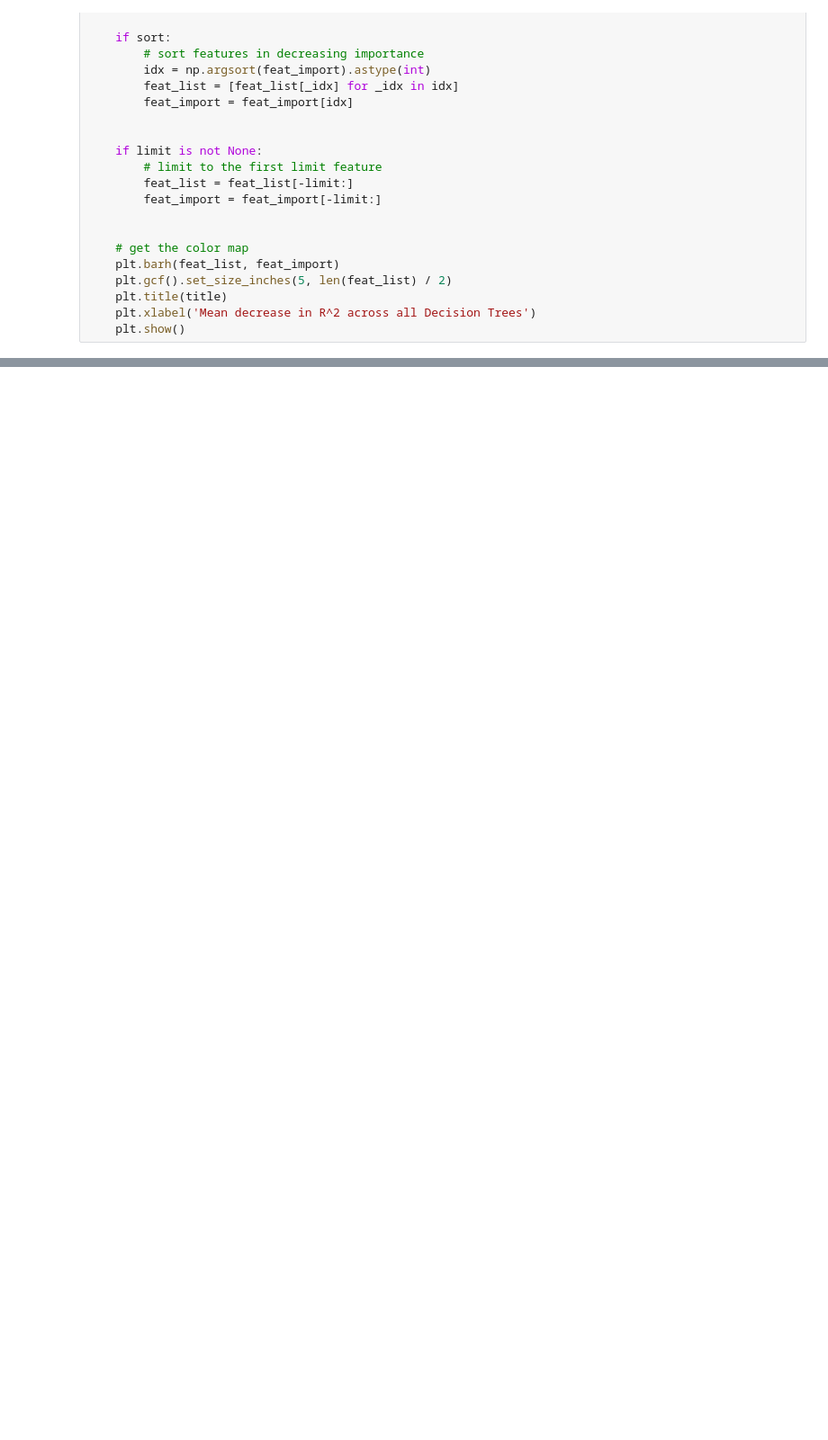
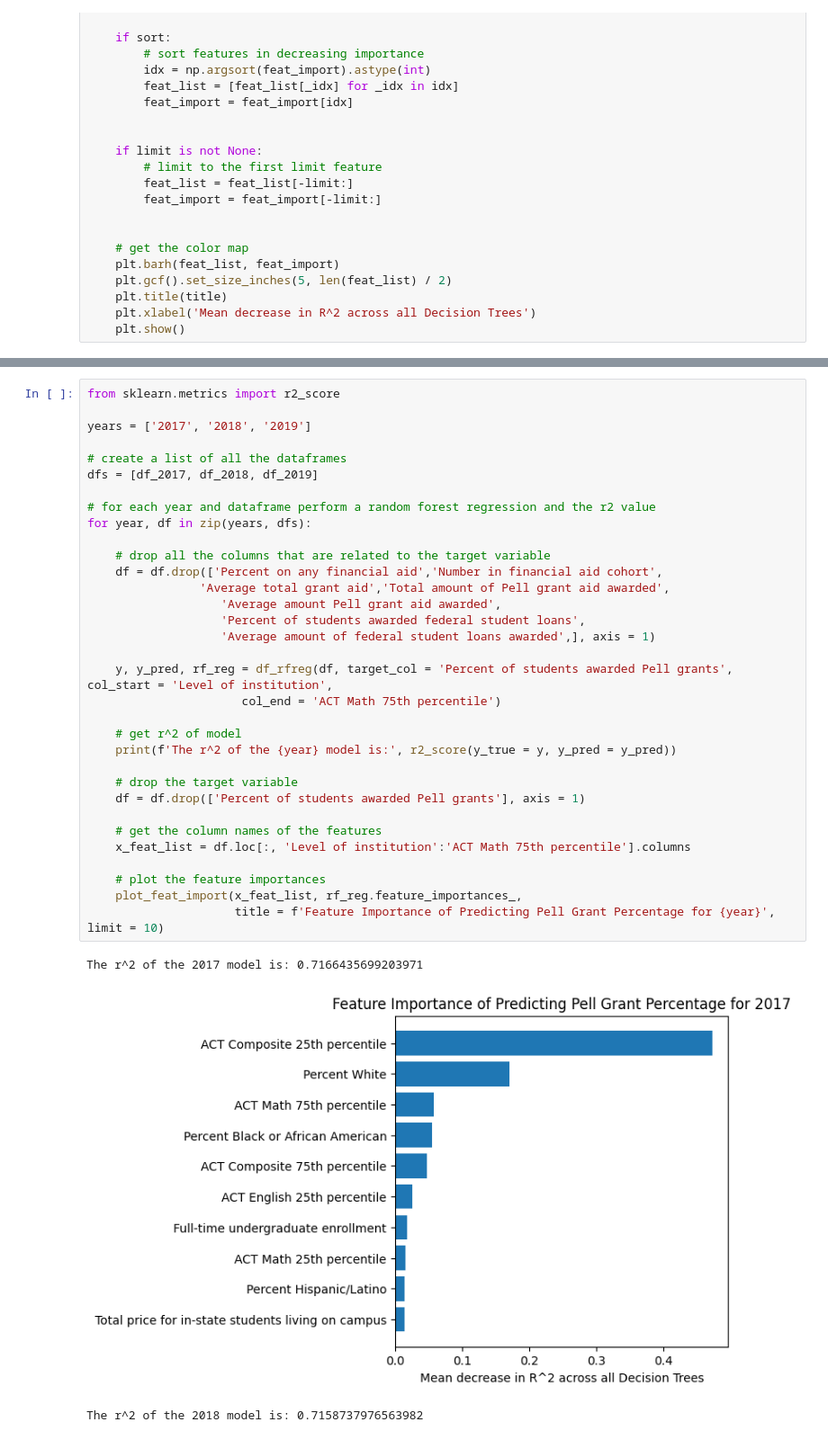
Before and after one commit to belljack17/standardized-testing, a Jupyter notebook: RandomForest.ipynb, the cells around one changed output, grey strips where cells are left out. Shown at 90% size. Drawn from its saved outputs; the diff is of its cells as text; blank space fills up the shorter version.

```diff
--- a/RandomForest.ipynb
+++ b/RandomForest.ipynb
@@ -174,0 +177,37 @@ The r^2 of the 2019 model is: 0.36628582145573985
+# %%
+from sklearn.metrics import r2_score
+
+years = ['2017', '2018', '2019']
+
+# create a list of all the dataframes
+dfs = [df_2017, df_2018, df_2019]
+
+# for each year and dataframe perform a random forest regression and the r2 value
+for year, df in zip(years, dfs):
+
+    # drop all the columns that are related to the target variable
+    df = df.drop(['Percent on any financial aid','Number in financial aid cohort',
+                'Average total grant aid','Total amount of Pell grant aid awarded',
+                   'Average amount Pell grant aid awarded',
+                   'Percent of students awarded federal student loans',
+                   'Average amount of federal student loans awarded',], axis = 1)
+
+    y, y_pred, rf_reg = df_rfreg(df, target_col = 'Percent of students awarded Pell grants', col_start = 'Level of institution',
+                      col_end = 'ACT Math 75th percentile')
+
+    # get r^2 of model
+    print(f'The r^2 of the {year} model is:', r2_score(y_true = y, y_pred = y_pred))
+
+    # drop the target variable
+    df = df.drop(['Percent of students awarded Pell grants'], axis = 1)
+
+    # get the column names of the features
+    x_feat_list = df.loc[:, 'Level of institution':'ACT Math 75th percentile'].columns
+
+    # plot the feature importances
+    plot_feat_import(x_feat_list, rf_reg.feature_importances_,
+                     title = f'Feature Importance of Predicting Pell Grant Percentage for {year}', limit = 10)
+# %% [output]
+The r^2 of the 2017 model is: 0.7166435699203971
+[figure, added]
+The r^2 of the 2018 model is: 0.7158737976563982
```
Also changed, not shown: parts of 3 cells of this notebook.
